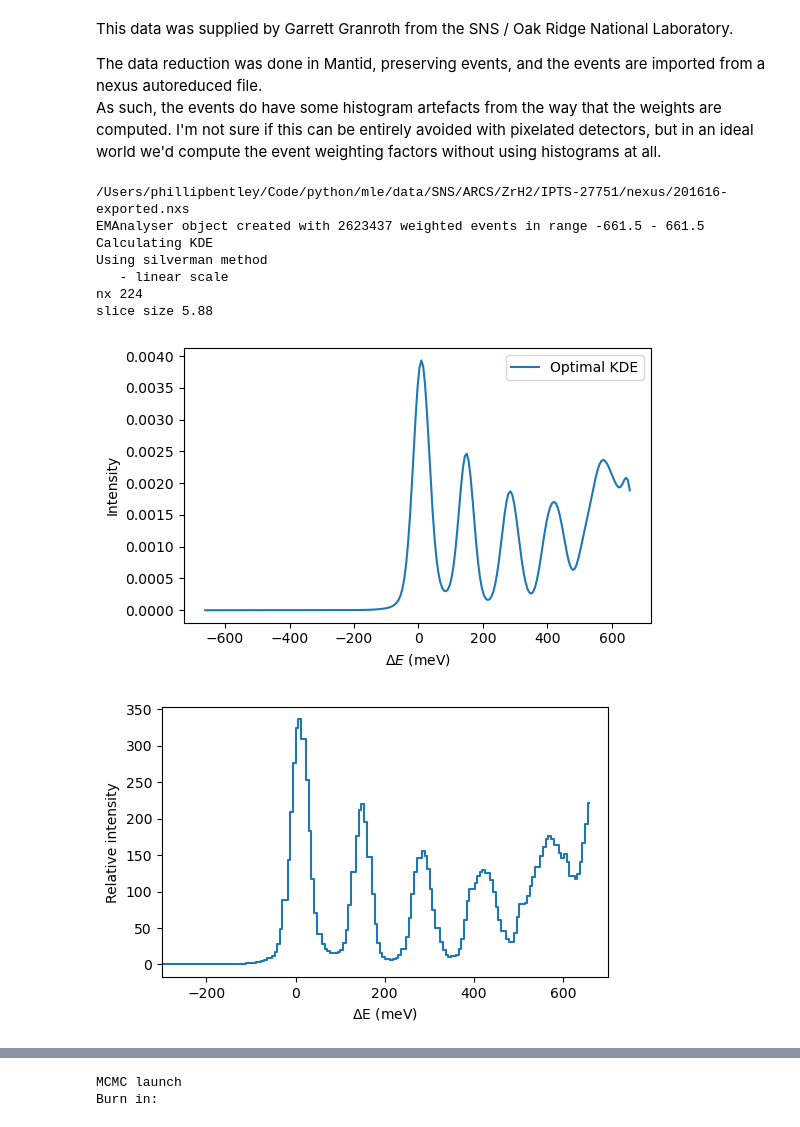
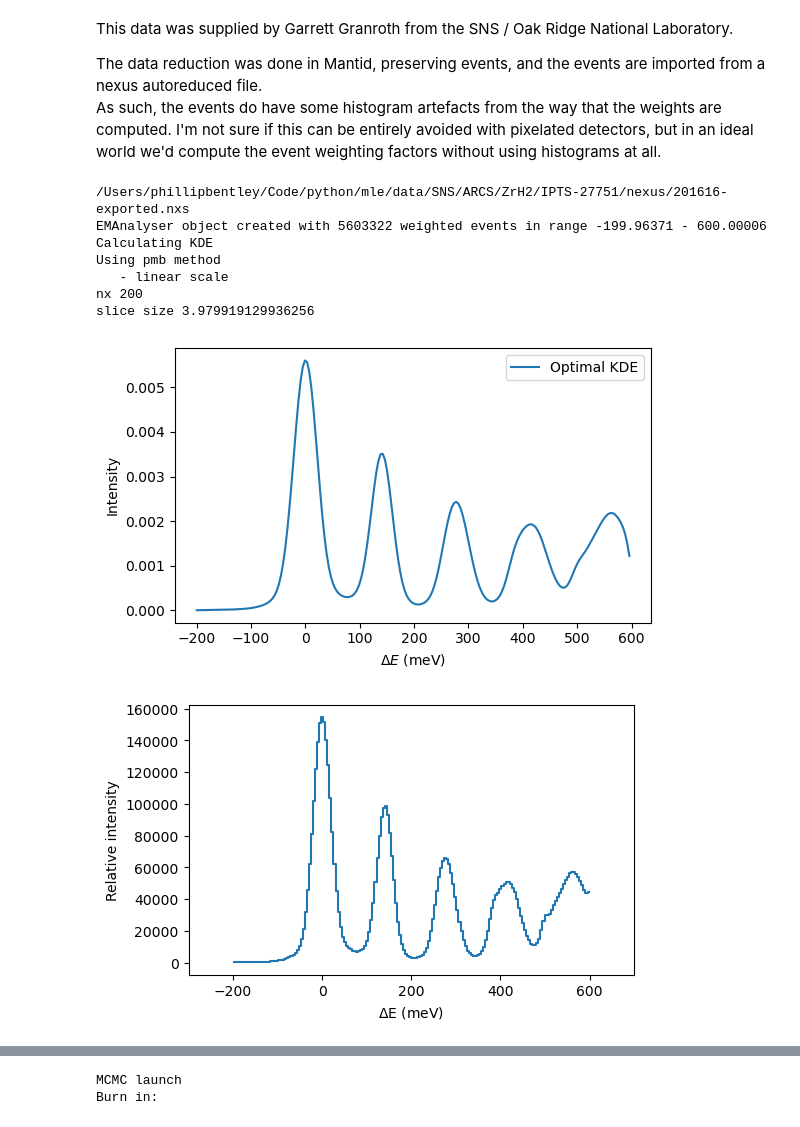
Before and after one commit to localoptimum/emtk, a Jupyter notebook: ARCStest.ipynb, the cells around one changed output, grey strips where cells are left out. Cells and saved outputs as stored; diff of their text form; code cells hidden in the pictures.

```diff
--- a/ARCStest.ipynb
+++ b/ARCStest.ipynb
@@ -161,42 +161,42 @@ evs, wts = loadARCSmd(201616)
 ema1 = ema.EMAnalyser(evs, wts)
 
 # We need a full data KDE for later...
-ema1.plot_kde(log=False, loglog=False, xlabel='$\Delta E$ (meV)', method="silverman")
+ema1.plot_kde(log=False, loglog=False, xlabel='$\Delta E$ (meV)', method="pmb")
 
 #ema1.plot_histogram(loglog=False, log=False, xlabel='meV')
 
 # Manually replot and save histo figure for a paper
 bn=ema1.optimal_n_bins()
 hst = np.histogram(ema1.data, bins=bn, weights=ema1.weights)
 hx=hst[1]
 hy=hst[0]
 # wipe over zero value artefacts
 zind = np.where(hy==0.0)
 for i in range(0, hx.size):
     if i > 0 and np.isin(i, zind):
         hy[i] = hy[i-1]
 hx = hx[:-1]
 
 #Thomas's shift
 hx = hx + 0.5 * (hx[1] - hx[0])
 
 fig,ax=plt.subplots()
 ax.step(hx, hy, where='mid')
 plt.xlabel('$\Delta$E (meV)')
 plt.ylabel('Relative intensity')
 plt.xlim(-300,700)
 plt.savefig('arcsFigs/arcs_data_histo.png', dpi=600, bbox_inches='tight')
 plt.show()
 # %% [output]
 /Users/phillipbentley/Code/python/mle/data/SNS/ARCS/ZrH2/IPTS-27751/nexus/201616-exported.nxs
-EMAnalyser object created with 2623437 weighted events in range -661.5 - 661.5
+EMAnalyser object created with 5603322 weighted events in range -199.96371 - 600.00006
 Calculating KDE
-Using silverman method
+Using pmb method
    - linear scale
-nx 224
-slice size 5.88
+nx 200
+slice size 3.979919129936256
-[figure, old version]
+[figure, new version]
-[figure, old version]
+[figure, new version]
 # %%
 def big_lse_pdf(x, amplitude, elmu, mu1, mu2, mu3, mu4, mubg1, mubg2, elsigma, s1, s2, s3, s4, sbg1, sbg2, m1, m2, m3, m4, mbg1, mbg2):
 
```
Also changed, not shown: parts of 40 cells of this notebook.
